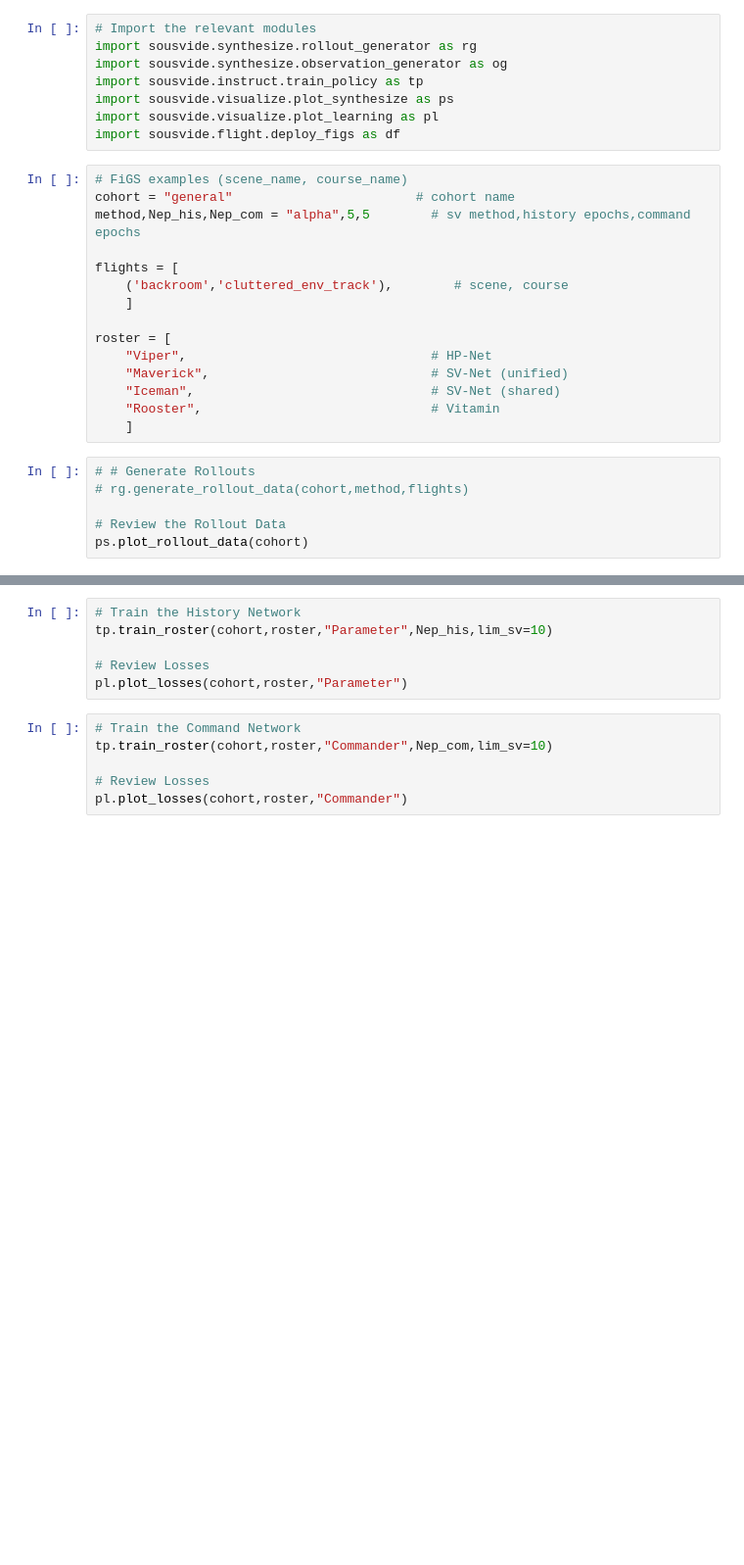
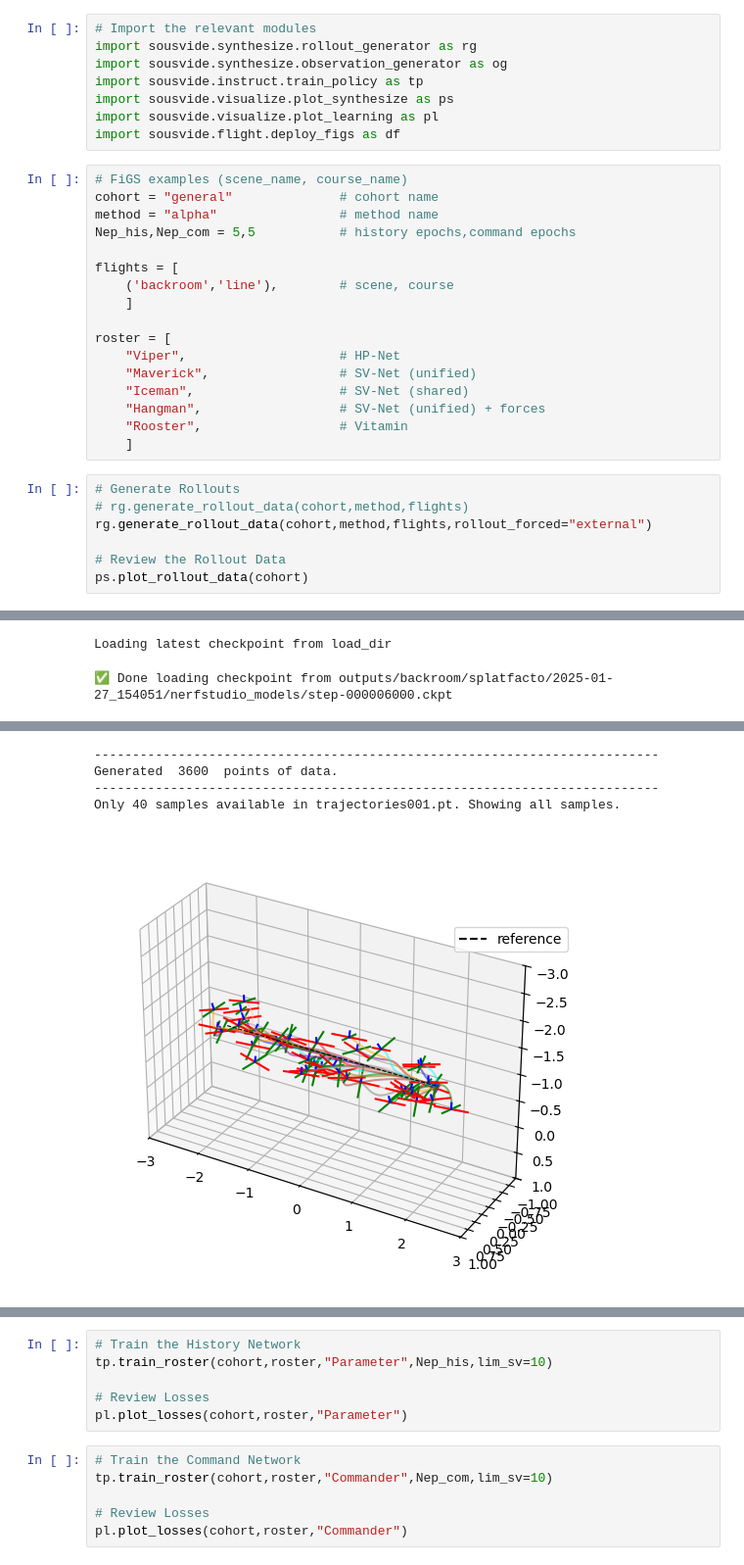
Before and after one commit to denisfliu/SousVide, a Jupyter notebook: notebooks/vit_general.ipynb, the cells around one changed output, grey strips where cells are left out. Shown at 98% size. Cells and saved outputs as stored; diff of their text form; blank space fills up the shorter version.

Commit message:
Working data generation pipeline.

```diff
--- a/notebooks/vit_general.ipynb
+++ b/notebooks/vit_general.ipynb
@@ -17,22 +14,26 @@ import sousvide.visualize.plot_learning as pl
 import sousvide.flight.deploy_figs as df
 # %%
 # FiGS examples (scene_name, course_name)
-cohort = "general"                        # cohort name
-method,Nep_his,Nep_com = "alpha",5,5        # sv method,history epochs,command epochs
+cohort = "general"              # cohort name
+method = "alpha"                # method name
+Nep_his,Nep_com = 5,5           # history epochs,command epochs
 
 flights = [
-    ('backroom','cluttered_env_track'),        # scene, course
+    ('backroom','line'),        # scene, course
     ]
 
 roster = [
-    "Viper",                                # HP-Net
-    "Maverick",                             # SV-Net (unified)
-    "Iceman",                               # SV-Net (shared)
-    "Rooster",                              # Vitamin
+    "Viper",                    # HP-Net
+    "Maverick",                 # SV-Net (unified)
+    "Iceman",                   # SV-Net (shared)
+    "Hangman",                  # SV-Net (unified) + forces
+    "Rooster",                  # Vitamin
     ]
 # %%
-# # Generate Rollouts
+# Generate Rollouts
 # rg.generate_rollout_data(cohort,method,flights)
+rg.generate_rollout_data(cohort,method,flights,rollout_forced="external")
 
 # Review the Rollout Data
 ps.plot_rollout_data(cohort)
+# %% [output]
@@ -38,0 +49,2 @@ ps.plot_rollout_data(cohort)
+Loading latest checkpoint from load_dir
+✅ Done loading checkpoint from outputs/backroom/splatfacto/2025-01-27_154051/nerfstudio_models/step-000006000.ckpt
@@ -38,0 +61,5 @@ ps.plot_rollout_data(cohort)
+--------------------------------------------------------------------------
+Generated  3600  points of data.
+--------------------------------------------------------------------------
+Only 40 samples available in trajectories001.pt. Showing all samples.
+[figure, added]
```
Also changed, not shown: parts of 3 cells of this notebook, 26 other files.
